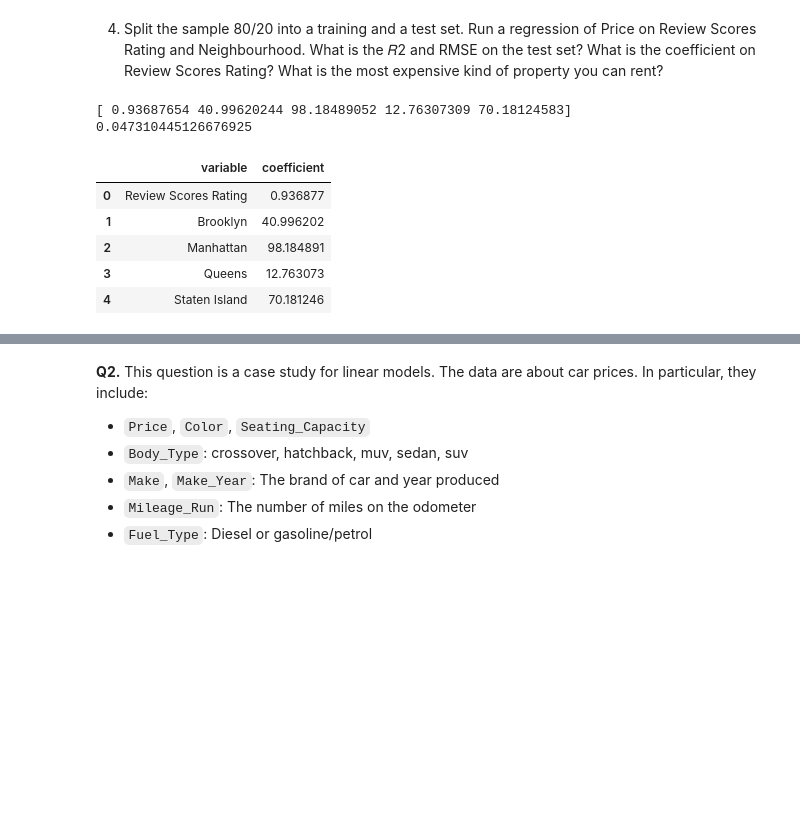
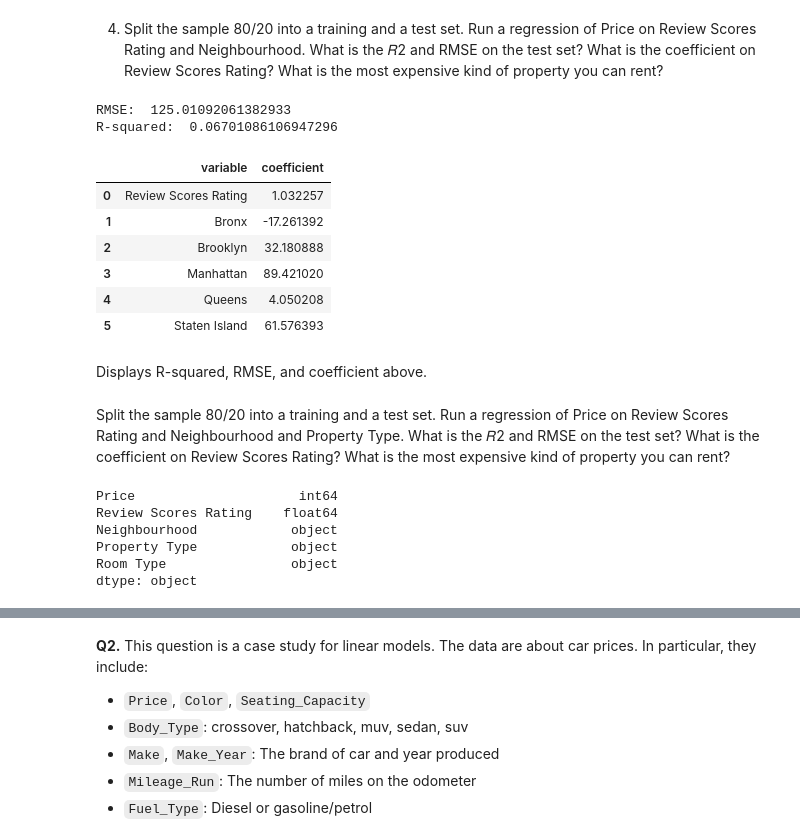
Before and after one commit to cwynne12/linearRegression, a Jupyter notebook: assignment.ipynb, the cells around one changed output, grey strips where cells are left out. Drawn from its saved outputs; the diff is of its cells as text; code cells hidden in the pictures; blank space fills up the shorter version.

```diff
--- a/assignment.ipynb
+++ b/assignment.ipynb
@@ -159,33 +153,53 @@ x_train, x_test, y_train, y_test = train_test_split(x,y,test_size=.2,random_stat
 # %%
 vars = ['Review Scores Rating' , 'Neighbourhood '] #variables to regress
 regres = x.loc[:,vars] # data matrix
 # need to train/test the data
 y = df['Price']
 x = regres
 x_train, x_test, y_train, y_test = train_test_split(x,y,test_size=.2,random_state=100)
 regres.head()
 
 #get dummys for categorical variables
-newtrain = pd.get_dummies(x_train['Neighbourhood '], drop_first = True)
-newtest =  pd.get_dummies(x_test['Neighbourhood '], drop_first =True)
+newtrain = pd.get_dummies(x_train['Neighbourhood ']) #we don't drop first here since we don't need an intercept of the model
+newtest =  pd.get_dummies(x_test['Neighbourhood '])
 
 #need to concatenate the new train and test
 contrain = pd.concat([x_train['Review Scores Rating'],newtrain], axis = 1)
 contest = pd.concat([x_test['Review Scores Rating'], newtest], axis = 1)
 
 reg = LinearRegression(fit_intercept = False).fit(contrain, y_train) # Fit the linear model
 
 results = pd.DataFrame({'variable':reg.feature_names_in_, 'coefficient': reg.coef_}) # Regression coefficients
 #print(reg.intercept_) # Intercept value (is false here)
-print("R-squared: " , reg.coef_) # Regression coefficients
-print(reg.score(contest, y_test)) # R squared measure
+#print(reg.coef_) # Regression coefficients -> same as results display
+
+#rmse is the square root of the mean -> need to calculate yhat
+yhat = reg.predict(contest)
+print("RMSE: ", np.sqrt(np.mean((y_test-yhat)**2)))
+print("R-squared: ", reg.score(contest, y_test)) # R squared measure
 results
 # %% [output]
-[ 0.93687654 40.99620244 98.18489052 12.76307309 70.18124583]
-0.047310445126676925
+RMSE:  125.01092061382933
+R-squared:  0.06701086106947296
 |  | variable | coefficient |
-| 0 | Review Scores Rating | 0.936877 |
-| 1 | Brooklyn | 40.996202 |
-| 2 | Manhattan | 98.184891 |
-| 3 | Queens | 12.763073 |
-| 4 | Staten Island | 70.181246 |
+| 0 | Review Scores Rating | 1.032257 |
+| 1 | Bronx | -17.261392 |
+| 2 | Brooklyn | 32.180888 |
+| 3 | Manhattan | 89.421020 |
+| 4 | Queens | 4.050208 |
+| 5 | Staten Island | 61.576393 |
+# %% [markdown]
+Displays R-squared, RMSE, and coefficient above.
+# %% [markdown]
+Split the sample 80/20 into a training and a test set. Run a regression of Price on Review Scores Rating and Neighbourhood and Property Type. What is the  𝑅2  and RMSE on the test set? What is the coefficient on Review Scores Rating? What is the most expensive kind of property you can rent?
+# %%
+cdf = pd.read_csv('/content/linearRegression/data/Q1_clean.csv')
+cdf.head()
+cdf.dtypes
+# %% [output]
+Price                     int64
+Review Scores Rating    float64
+Neighbourhood            object
+Property Type            object
+Room Type                object
+dtype: object
```
Also changed, not shown: parts of 7 cells of this notebook.
